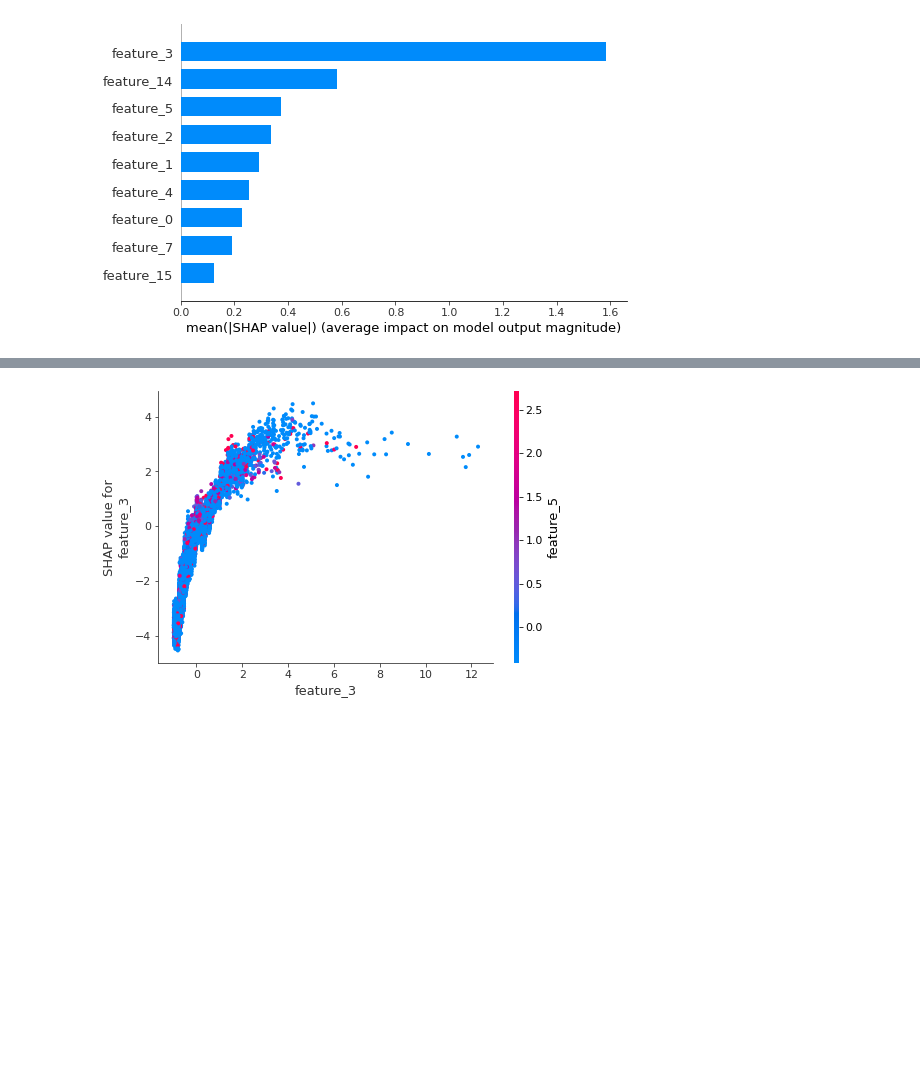
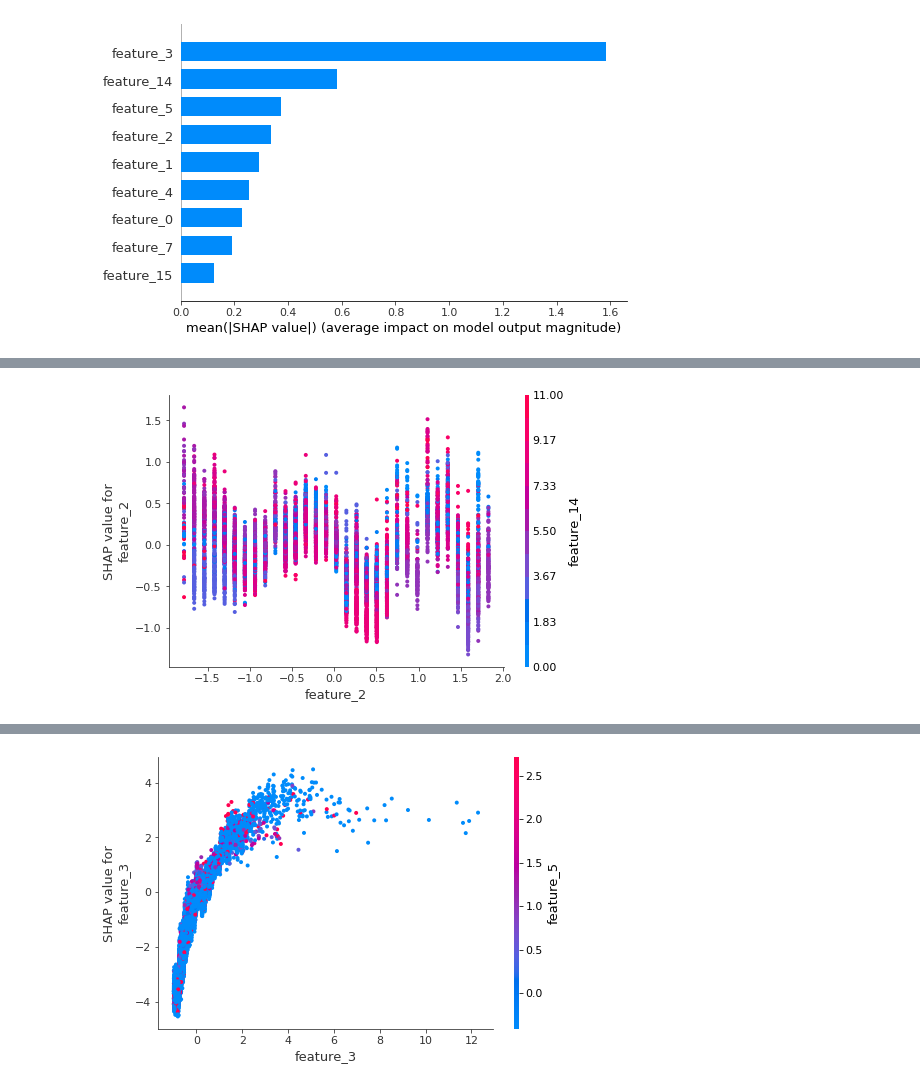
Before and after one commit to blewy/Insurance_Churn, a Jupyter notebook: notebooks/00. Initial_research.ipynb, the cells around one changed output, grey strips where cells are left out. Cells and saved outputs as stored; diff of their text form; code cells hidden in the pictures; blank space fills up the shorter version.

```diff
--- a/notebooks/00. Initial_research.ipynb
+++ b/notebooks/00. Initial_research.ipynb
@@ -1091,0 +1106,4 @@ shap.summary_plot(shap_values, X_test_model)
+# %%
+shap.dependence_plot("feature_2", shap_values, X_test_model)
+# %% [output]
+[figure, added]
```
Also changed, not shown: parts of 17 cells of this notebook.
